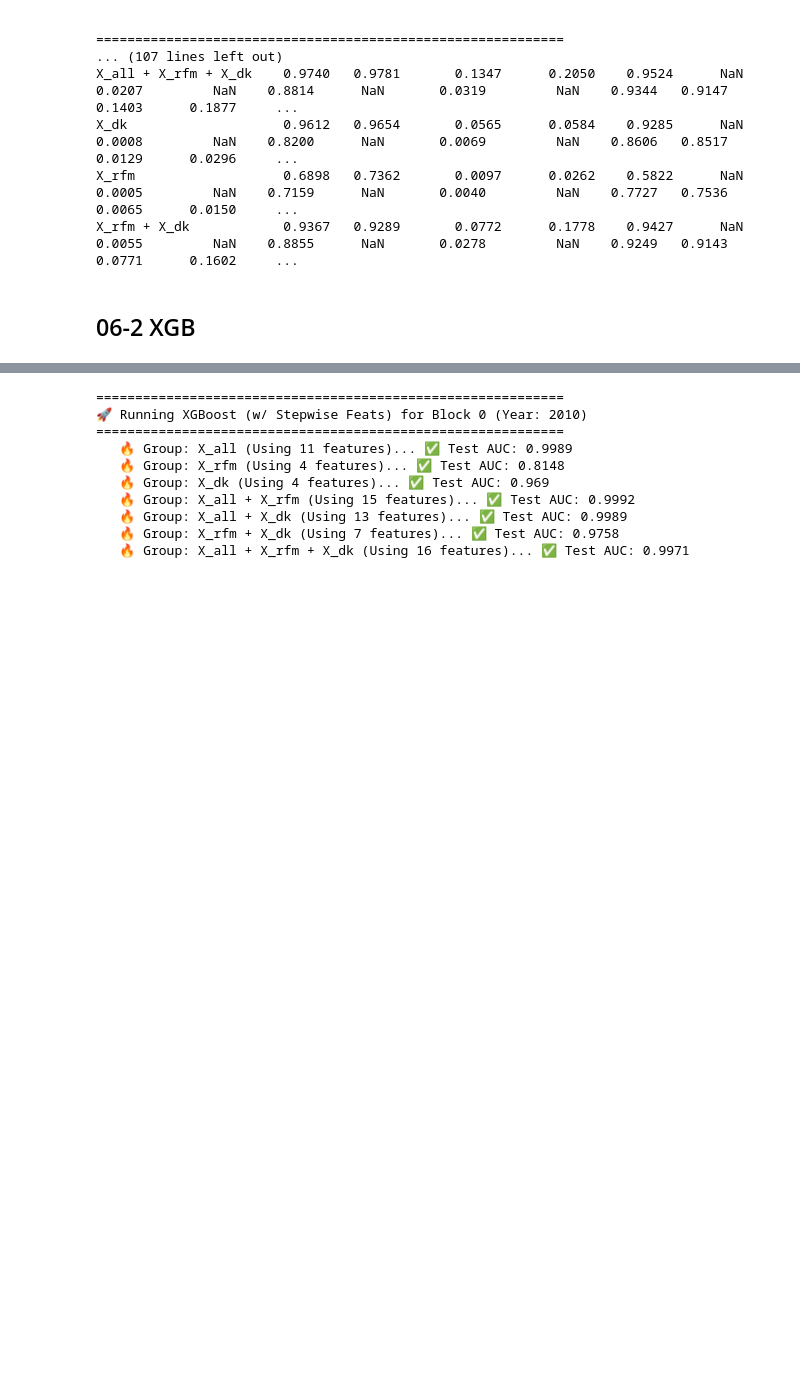
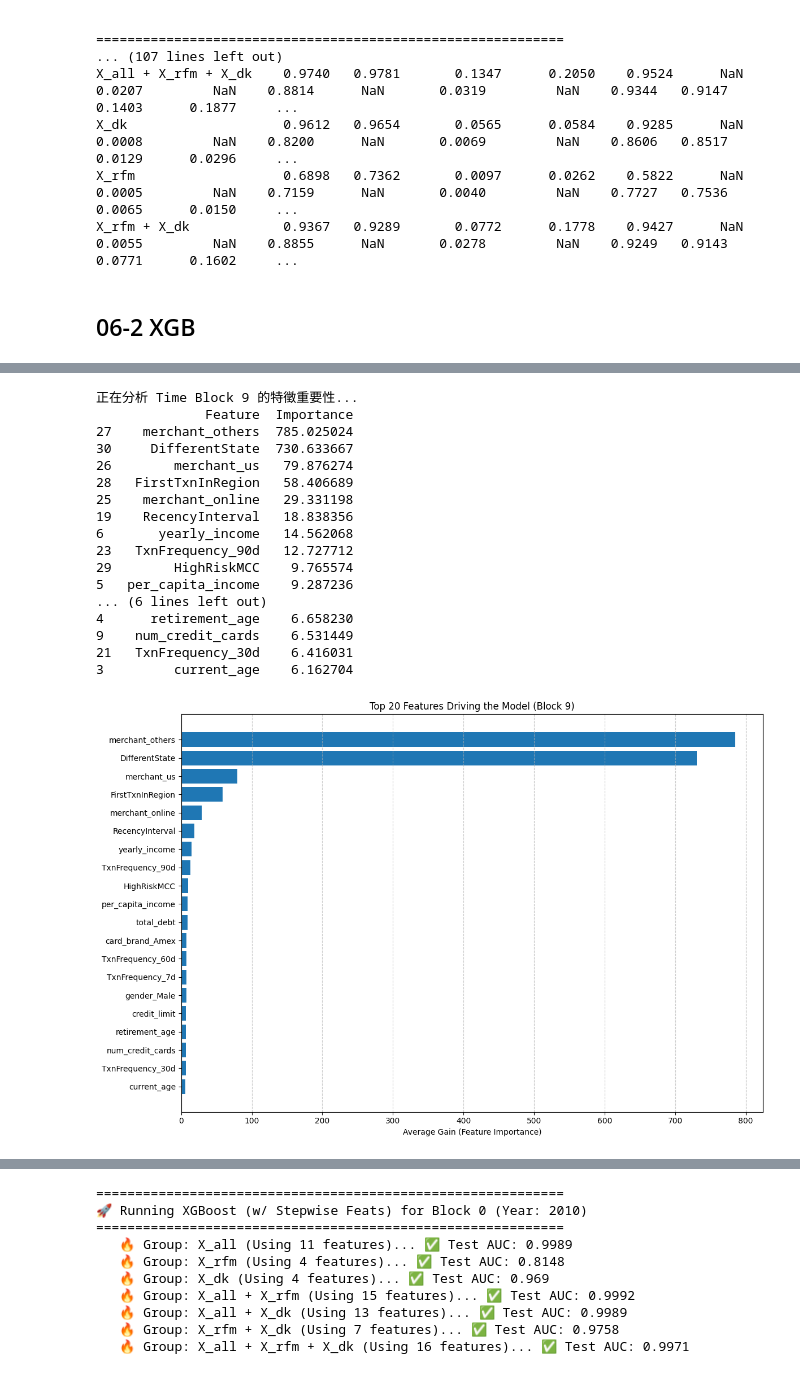
Before and after one commit to andyponn/2025_Fraud-Detection-project, a Jupyter notebook: upload_RFM.ipynb, the cells around one changed output, grey strips where cells are left out. Saved outputs shown, nothing was run; the diff lists cells and outputs as text; code cells hidden in the pictures; blank space fills up the shorter version.

```diff
--- a/upload_RFM.ipynb
+++ b/upload_RFM.ipynb
@@ -438,7 +438,7 @@ all_cols = ['transaction_id', 'date', 'client_id_x', 'card_id', 'amount',
        'has_chip_YES', 'is_fraud_missing_flag']
 
 VIF_col = ["is_fraud_missing_flag","card_type_Debit (Prepaid)",
-                         "card_brand_Discover", "use_chip_Online Transaction",'is_fraud_missing_flag','merchant_state_missing_flag', 'zip_missing_flag','card_on_dark_web']
+                         "card_brand_Discover", "use_chip_Online Transaction",'is_fraud_missing_flag','merchant_state_missing_flag', 'zip_missing_flag','card_on_dark_web','errors_missing_flag']
 
 identifier = [
     'transaction_id',
@@ -448,9 +448,12 @@ identifier = [
     'cvv'
 ]
 
+leakage_cols = ['latitude', 'longitude', 'zip','merchant_id','mcc_code'] #gemini建議
+
+
 set_VIF = set(VIF_col)
 set_identifier =set(identifier)
-exclude_cols = set(VIF_col) | set(identifier)
+exclude_cols = set(VIF_col) | set(identifier)| set(leakage_cols)
 all_cols = [x for x in all_cols if x not in exclude_cols]
 
 
@@ -1586,0 +1767,57 @@ X_rfm + X_dk            0.9925   0.9907       0.5279      0.4573    0.9613
+# %%
+import pandas as pd
+import matplotlib.pyplot as plt
+
+# 1. 自動抓取最後一個 Time Block 的 ID (避免 Key Error)
+last_block_id = max(xgb_results.keys())
+print(f"正在分析 Time Block {last_block_id} 的特徵重要性...")
+
+# 2. 取出模型
+# 確保您使用的 group_name 跟訓練時一致 (例如 'X_all + X_rfm + X_dk')
+target_group = 'X_all + X_rfm + X_dk'
+
+if target_group in xgb_results[last_block_id]:
+    model = xgb_results[last_block_id][target_group]['model']
+
+    # 3. 取得特徵重要性 (Gain)
+    # Gain 代表該特徵在樹的分裂中帶來了多少資訊增益（最準確的指標）
+    importance = model.get_booster().get_score(importance_type='gain')
+
+    # 轉成 DataFrame
+    fi_df = pd.DataFrame(list(importance.items()), columns=['Feature', 'Importance'])
+
+    # 排序並取前 20 名
+    fi_df = fi_df.sort_values(by='Importance', ascending=False).head(20)
+
+    print(fi_df)
+
+    # 4. 畫圖
+    plt.figure(figsize=(12, 8))
+    plt.barh(fi_df['Feature'][::-1], fi_df['Importance'][::-1], color='#1f77b4')
+    plt.xlabel('Average Gain (Feature Importance)')
+    plt.title(f'Top 20 Features Driving the Model (Block {last_block_id})')
+    plt.grid(axis='x', linestyle='--', alpha=0.7)
+    plt.tight_layout()
+    plt.show()
+
+else:
+    print(f"找不到 {target_group} 的結果，請檢查您的 feature_groups 名稱")
+# %% [output]
+正在分析 Time Block 9 的特徵重要性...
+              Feature  Importance
+27    merchant_others  785.025024
+30     DifferentState  730.633667
+26        merchant_us   79.876274
+28   FirstTxnInRegion   58.406689
+25    merchant_online   29.331198
+19    RecencyInterval   18.838356
+6       yearly_income   14.562068
+23   TxnFrequency_90d   12.727712
+29        HighRiskMCC    9.765574
+5   per_capita_income    9.287236
+... (6 lines left out)
+4      retirement_age    6.658230
+9    num_credit_cards    6.531449
+21   TxnFrequency_30d    6.416031
+3         current_age    6.162704
+[figure, added]
```
Also changed, not shown: parts of 9 cells of this notebook.
